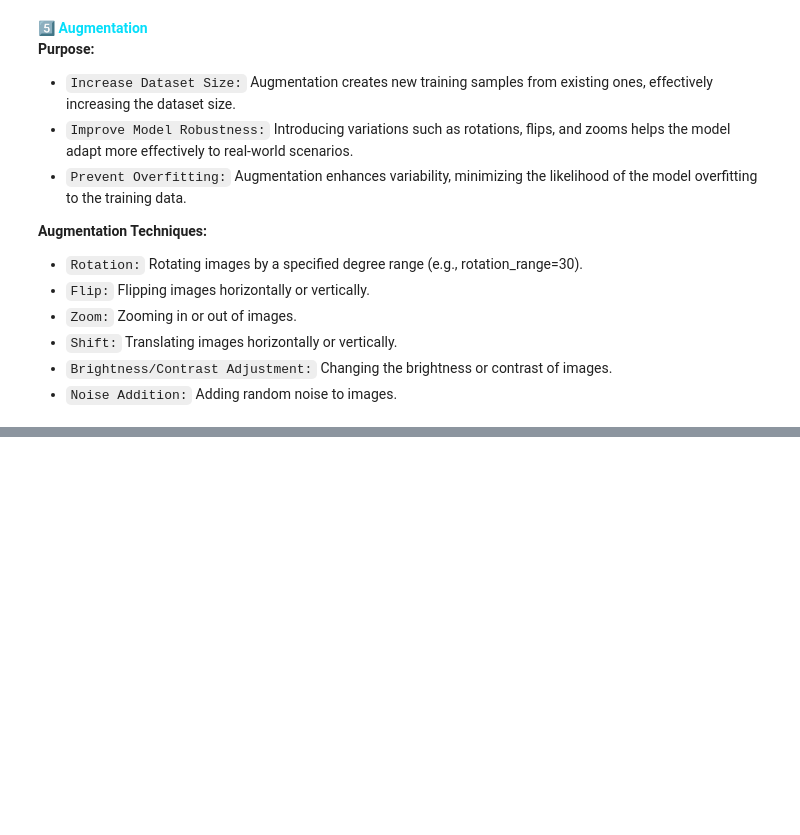
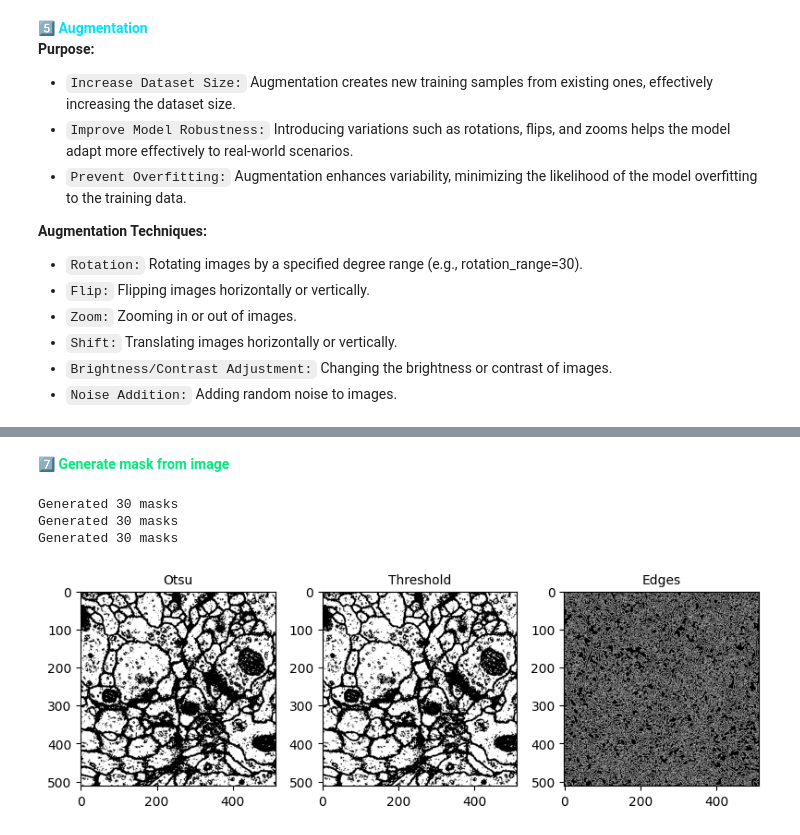
Before and after one commit to RezaSaadatyar/Medical-Image-Processing, a Jupyter notebook: Code/01_fundamental.ipynb, the cells around one changed output, grey strips where cells are left out. Drawn from its saved outputs; the diff is of its cells as text; code cells hidden in the pictures; blank space fills up the shorter version.

```diff
--- a/Code/01_fundamental.ipynb
+++ b/Code/01_fundamental.ipynb
@@ -674,0 +734,17 @@ plt.tight_layout() # Adjust the layout to prevent overlap between subplots
+# %% [markdown]
+<font color=#05e97e size="4.8" face="Arial"><b>7️⃣ Generate mask from image</b></font>
+# %%
+mask_otsu = obj.generate_mask_from_image(images=images, method="otsu")
+mask_threshold = obj.generate_mask_from_image(images=images, method='threshold', threshold=128)
+mask_edges = obj.generate_mask_from_image(images=images, method='edges')
+
+plt.figure(figsize=(8, 5))
+plt.subplot(131); plt.imshow(mask_otsu[0], cmap='gray'); plt.title('Otsu', fontsize=10)
+plt.subplot(132); plt.imshow(mask_threshold[0], cmap='gray'); plt.title('Threshold', fontsize=10)
+plt.subplot(133); plt.imshow(mask_edges[0], cmap='gray'); plt.title('Edges', fontsize=10)
+plt.tight_layout()
+# %% [output]
+Generated 30 masks
+Generated 30 masks
+Generated 30 masks
+[figure, added]
```
Also changed, not shown: parts of 17 cells of this notebook, 3 other files.
